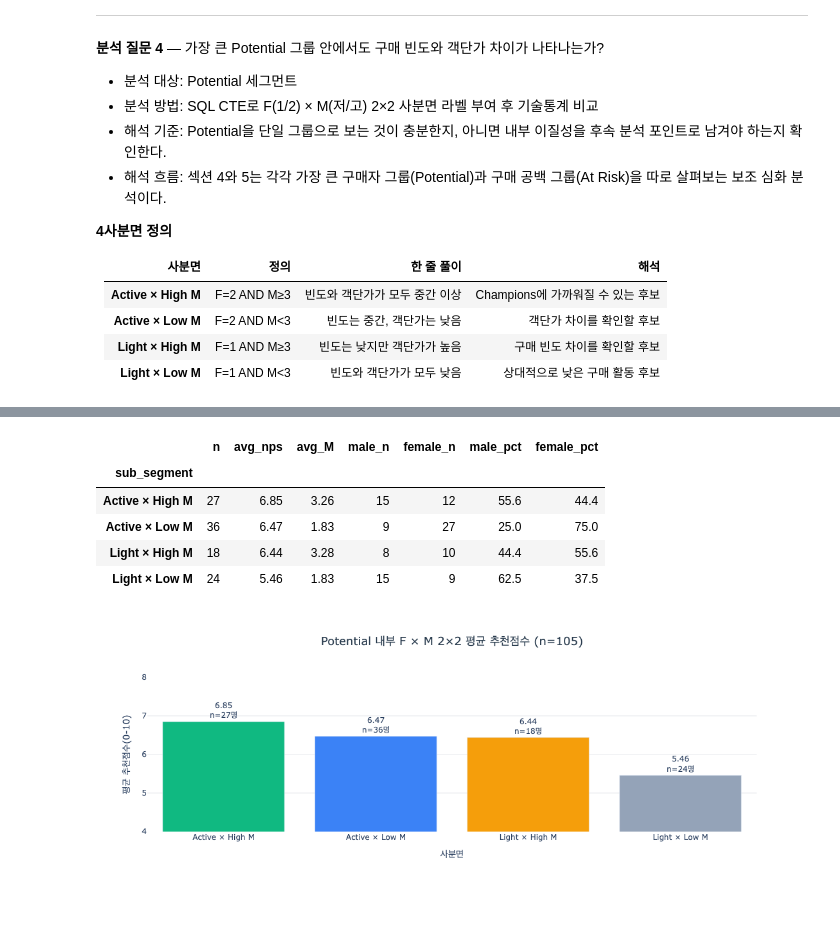
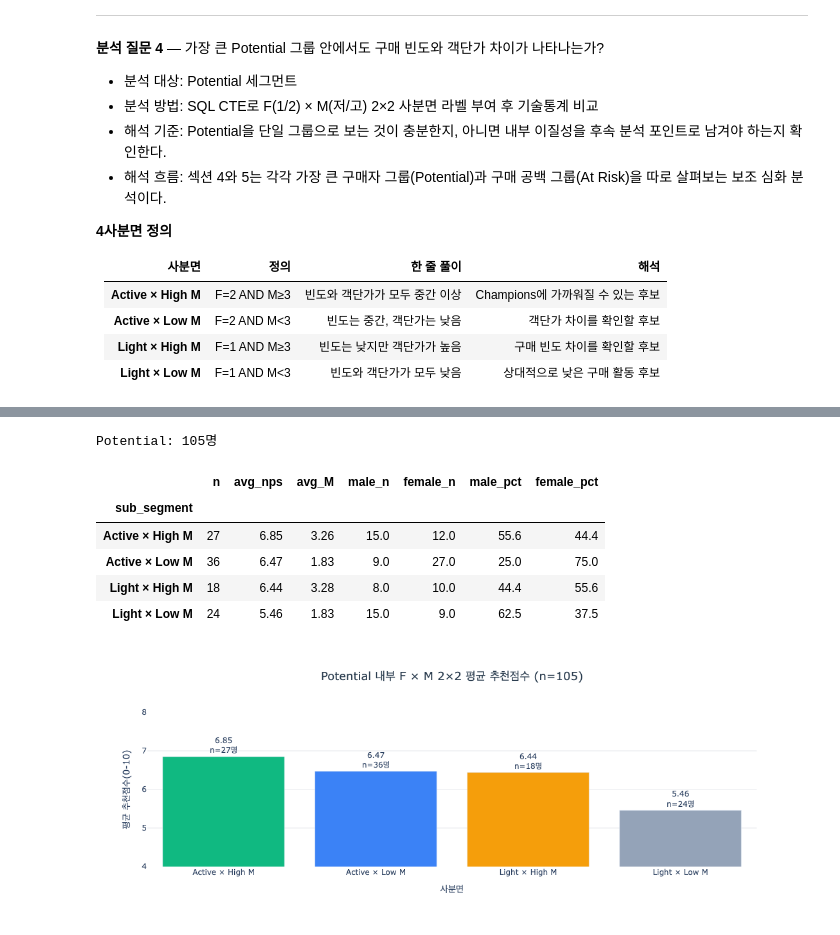
Before and after one commit to kth530/data_analysis, a Jupyter notebook: fashion_platform_analysis/notebooks/05_segmentation.ipynb, the cells around one changed output, grey strips where cells are left out. Saved outputs shown, nothing was run; the diff lists cells and outputs as text; code cells hidden in the pictures.

```diff
--- a/fashion_platform_analysis/notebooks/05_segmentation.ipynb
+++ b/fashion_platform_analysis/notebooks/05_segmentation.ipynb
@@ -609,27 +438,18 @@ Potential: 105명
-# %%
-# 4사분면별 프로파일링 (n, NPS, M, 남녀 인원수·비율)
-SUB_ORDER = ['Active × High M', 'Active × Low M', 'Light × High M', 'Light × Low M']
-
-potential_summary = (
-    df_potential.groupby('sub_segment')
-    .agg(
-        n=('user_id', 'count'),
-        avg_nps=('nps', 'mean'),
-        avg_M=('M', 'mean'),
-        male_n=('gender', lambda x: (x == '남성').sum()),
-        female_n=('gender', lambda x: (x == '여성').sum()),
-        male_pct=('gender', lambda x: (x == '남성').mean() * 100),
-        female_pct=('gender', lambda x: (x == '여성').mean() * 100),
-    )
-    .reindex(SUB_ORDER)
-    .round({'avg_nps': 2, 'avg_M': 2, 'male_pct': 1, 'female_pct': 1})
-)
-potential_summary
-# %% [output]
-|  | n | avg_nps | avg_M | male_n | female_n | male_pct | female_pct |
-| sub_segment |  |  |  |  |  |  |  |
-| Active × High M | 27 | 6.85 | 3.26 | 15 | 12 | 55.6 | 44.4 |
-| Active × Low M | 36 | 6.47 | 1.83 | 9 | 27 | 25.0 | 75.0 |
-| Light × High M | 18 | 6.44 | 3.28 | 8 | 10 | 44.4 | 55.6 |
-| Light × Low M | 24 | 5.46 | 1.83 | 15 | 9 | 62.5 | 37.5 |
+# %%
+# Potential 내부 F×M 세분화 (potential_split — CTE) + 프로파일 집계 (potential_profile)
+df_potential = run('potential_split')
+potential_summary = (
+    run('potential_profile')
+    .set_index('sub_segment').reindex(SUB_ORDER)
+)
+print(f'Potential: {len(df_potential)}명')
+potential_summary
+# %% [output]
+Potential: 105명
+|  | n | avg_nps | avg_M | male_n | female_n | male_pct | female_pct |
+| sub_segment |  |  |  |  |  |  |  |
+| Active × High M | 27 | 6.85 | 3.26 | 15.0 | 12.0 | 55.6 | 44.4 |
+| Active × Low M | 36 | 6.47 | 1.83 | 9.0 | 27.0 | 25.0 | 75.0 |
+| Light × High M | 18 | 6.44 | 3.28 | 8.0 | 10.0 | 44.4 | 55.6 |
+| Light × Low M | 24 | 5.46 | 1.83 | 15.0 | 9.0 | 62.5 | 37.5 |
 # %%
```
Also changed, not shown: parts of 43 cells of this notebook, 12 other files.
